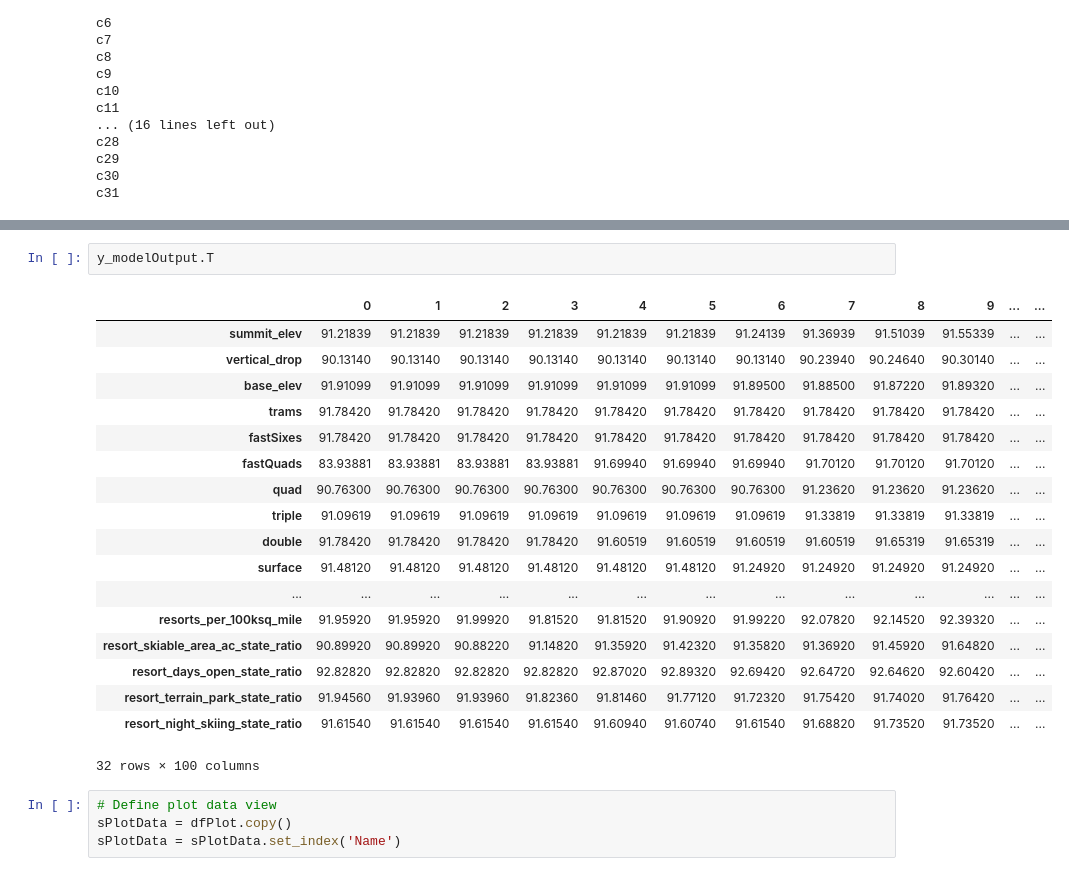
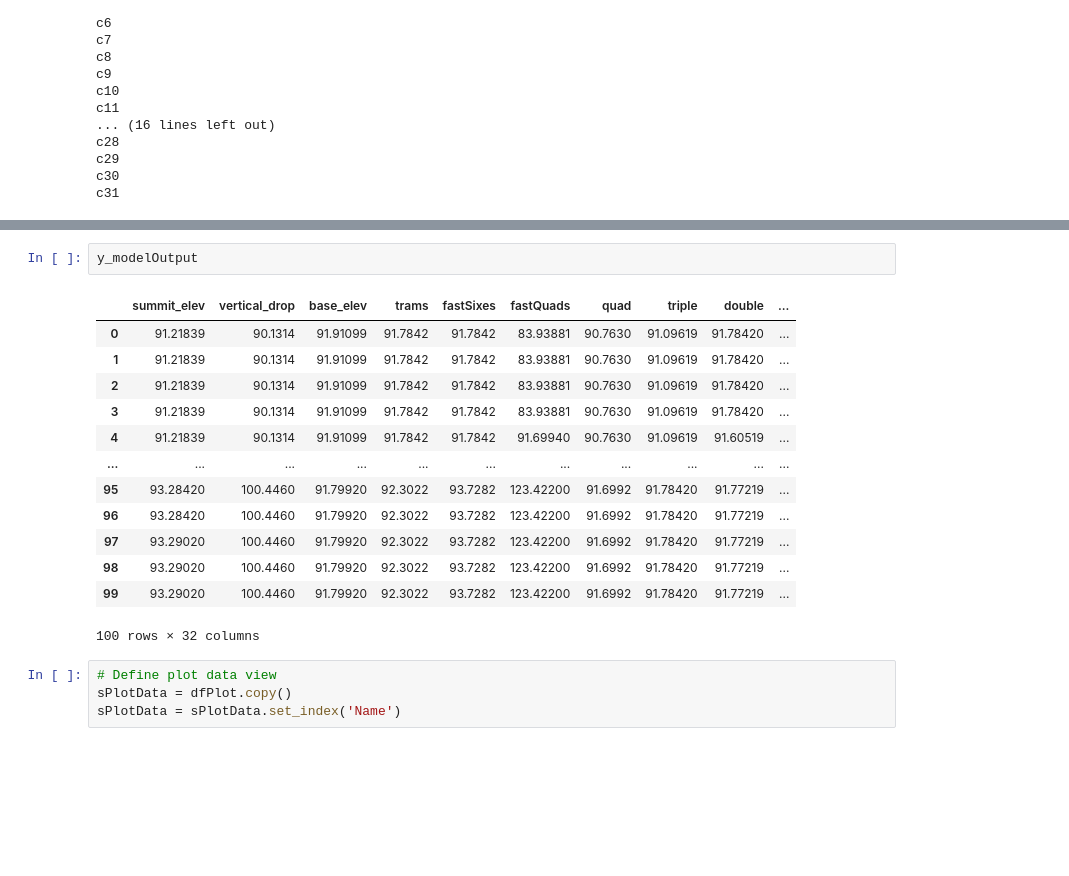
Before and after one commit to Smithright/Springboard, a Jupyter notebook: DataScienceGuidedCapstone-master/Step Six - Presentation Prep/06_presentation.ipynb, the cells around one changed output, grey strips where cells are left out. Cells and saved outputs as stored; diff of their text form; blank space fills up the shorter version.

```diff
--- a/DataScienceGuidedCapstone-master/Step Six - Presentation Prep/06_presentation.ipynb
+++ b/DataScienceGuidedCapstone-master/Step Six - Presentation Prep/06_presentation.ipynb
@@ -82,24 +119,19 @@ c31
 # %%
-y_modelOutput.T
+y_modelOutput
 # %% [output]
-|  | 0 | 1 | 2 | 3 | 4 | 5 | 6 | 7 | 8 | 9 | ... | ... |
-| summit_elev | 91.21839 | 91.21839 | 91.21839 | 91.21839 | 91.21839 | 91.21839 | 91.24139 | 91.36939 | 91.51039 | 91.55339 | ... | ... |
-| vertical_drop | 90.13140 | 90.13140 | 90.13140 | 90.13140 | 90.13140 | 90.13140 | 90.13140 | 90.23940 | 90.24640 | 90.30140 | ... | ... |
-| base_elev | 91.91099 | 91.91099 | 91.91099 | 91.91099 | 91.91099 | 91.91099 | 91.89500 | 91.88500 | 91.87220 | 91.89320 | ... | ... |
-| trams | 91.78420 | 91.78420 | 91.78420 | 91.78420 | 91.78420 | 91.78420 | 91.78420 | 91.78420 | 91.78420 | 91.78420 | ... | ... |
-| fastSixes | 91.78420 | 91.78420 | 91.78420 | 91.78420 | 91.78420 | 91.78420 | 91.78420 | 91.78420 | 91.78420 | 91.78420 | ... | ... |
-| fastQuads | 83.93881 | 83.93881 | 83.93881 | 83.93881 | 91.69940 | 91.69940 | 91.69940 | 91.70120 | 91.70120 | 91.70120 | ... | ... |
-| quad | 90.76300 | 90.76300 | 90.76300 | 90.76300 | 90.76300 | 90.76300 | 90.76300 | 91.23620 | 91.23620 | 91.23620 | ... | ... |
-| triple | 91.09619 | 91.09619 | 91.09619 | 91.09619 | 91.09619 | 91.09619 | 91.09619 | 91.33819 | 91.33819 | 91.33819 | ... | ... |
-| double | 91.78420 | 91.78420 | 91.78420 | 91.78420 | 91.60519 | 91.60519 | 91.60519 | 91.60519 | 91.65319 | 91.65319 | ... | ... |
-| surface | 91.48120 | 91.48120 | 91.48120 | 91.48120 | 91.48120 | 91.48120 | 91.24920 | 91.24920 | 91.24920 | 91.24920 | ... | ... |
-| ... | ... | ... | ... | ... | ... | ... | ... | ... | ... | ... | ... | ... |
-| resorts_per_100ksq_mile | 91.95920 | 91.95920 | 91.99920 | 91.81520 | 91.81520 | 91.90920 | 91.99220 | 92.07820 | 92.14520 | 92.39320 | ... | ... |
-| resort_skiable_area_ac_state_ratio | 90.89920 | 90.89920 | 90.88220 | 91.14820 | 91.35920 | 91.42320 | 91.35820 | 91.36920 | 91.45920 | 91.64820 | ... | ... |
-| resort_days_open_state_ratio | 92.82820 | 92.82820 | 92.82820 | 92.82820 | 92.87020 | 92.89320 | 92.69420 | 92.64720 | 92.64620 | 92.60420 | ... | ... |
-| resort_terrain_park_state_ratio | 91.94560 | 91.93960 | 91.93960 | 91.82360 | 91.81460 | 91.77120 | 91.72320 | 91.75420 | 91.74020 | 91.76420 | ... | ... |
-| resort_night_skiing_state_ratio | 91.61540 | 91.61540 | 91.61540 | 91.61540 | 91.60940 | 91.60740 | 91.61540 | 91.68820 | 91.73520 | 91.73520 | ... | ... |
+|  | summit_elev | vertical_drop | base_elev | trams | fastSixes | fastQuads | quad | triple | double | ... |
+| 0 | 91.21839 | 90.1314 | 91.91099 | 91.7842 | 91.7842 | 83.93881 | 90.7630 | 91.09619 | 91.78420 | ... |
+| 1 | 91.21839 | 90.1314 | 91.91099 | 91.7842 | 91.7842 | 83.93881 | 90.7630 | 91.09619 | 91.78420 | ... |
+| 2 | 91.21839 | 90.1314 | 91.91099 | 91.7842 | 91.7842 | 83.93881 | 90.7630 | 91.09619 | 91.78420 | ... |
+| 3 | 91.21839 | 90.1314 | 91.91099 | 91.7842 | 91.7842 | 83.93881 | 90.7630 | 91.09619 | 91.78420 | ... |
+| 4 | 91.21839 | 90.1314 | 91.91099 | 91.7842 | 91.7842 | 91.69940 | 90.7630 | 91.09619 | 91.60519 | ... |
+| ... | ... | ... | ... | ... | ... | ... | ... | ... | ... | ... |
+| 95 | 93.28420 | 100.4460 | 91.79920 | 92.3022 | 93.7282 | 123.42200 | 91.6992 | 91.78420 | 91.77219 | ... |
+| 96 | 93.28420 | 100.4460 | 91.79920 | 92.3022 | 93.7282 | 123.42200 | 91.6992 | 91.78420 | 91.77219 | ... |
+| 97 | 93.29020 | 100.4460 | 91.79920 | 92.3022 | 93.7282 | 123.42200 | 91.6992 | 91.78420 | 91.77219 | ... |
+| 98 | 93.29020 | 100.4460 | 91.79920 | 92.3022 | 93.7282 | 123.42200 | 91.6992 | 91.78420 | 91.77219 | ... |
+| 99 | 93.29020 | 100.4460 | 91.79920 | 92.3022 | 93.7282 | 123.42200 | 91.6992 | 91.78420 | 91.77219 | ... |
-32 rows × 100 columns
+100 rows × 32 columns
 # %%
 # Define plot data view
 sPlotData = dfPlot.copy()
```
Also changed, not shown: parts of 2 cells of this notebook, 1 other file.
